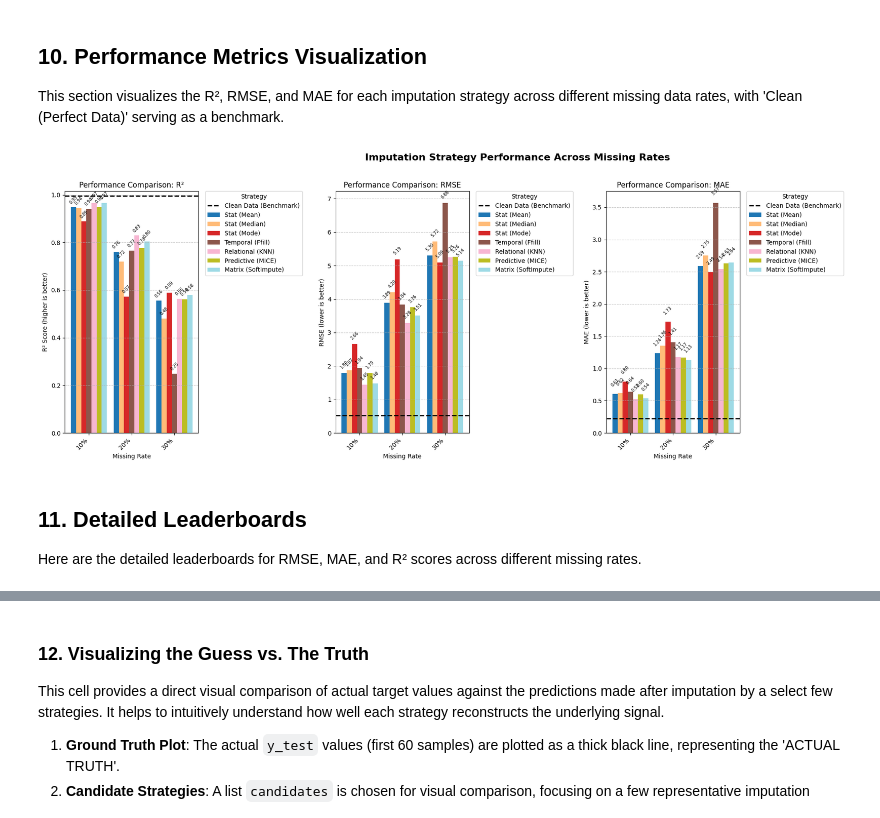
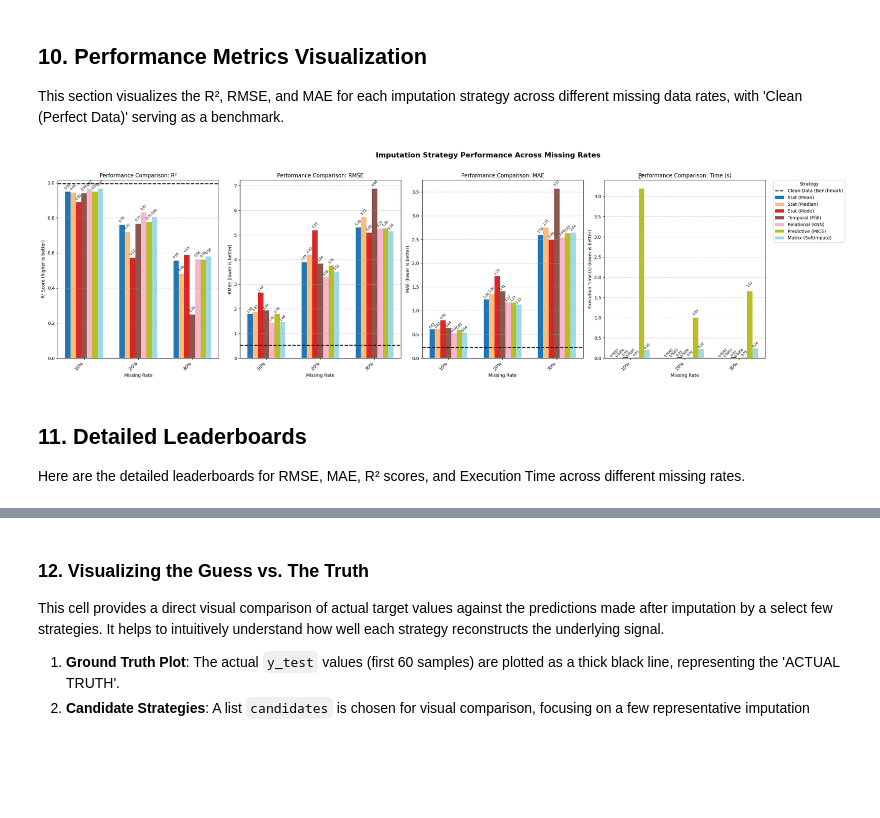
Before and after one commit to CarisR/CarisR, a Jupyter notebook: IoT_Sensor_Imputation_Benchmarking_2026.ipynb, the cells around one changed output, grey strips where cells are left out. Drawn from its saved outputs; the diff is of its cells as text; code cells hidden in the pictures; blank space fills up the shorter version.

Commit message:
Dynamic Ranking and adding Execution Time comparisons

```diff
--- a/IoT_Sensor_Imputation_Benchmarking_2026.ipynb
+++ b/IoT_Sensor_Imputation_Benchmarking_2026.ipynb
@@ -298,15 +330,15 @@ strategies_to_plot = plot_df['Strategy'].unique().tolist()
 clean_data_strategy = plot_df[plot_df['Strategy'] == 'Clean (Perfect Data)'].iloc[0]
 strategies_for_bars = [s for s in strategies_to_plot if s != 'Clean (Perfect Data)']
 
-metrics = ['R²', 'RMSE', 'MAE']
-metric_titles = {'R²': 'R² Score (higher is better)', 'RMSE': 'RMSE (lower is better)', 'MAE': 'MAE (lower is better)'}
+metrics = ['R²', 'RMSE', 'MAE', 'Time (s)'] # Added 'Time (s)'
+metric_titles = {'R²': 'R² Score (higher is better)', 'RMSE': 'RMSE (lower is better)', 'MAE': 'MAE (lower is better)', 'Time (s)': 'Execution Time (s) (lower is better)'}
 
-fig, axes = plt.subplots(1, 3, figsize=(22, 7), sharex=True)
+fig, axes = plt.subplots(1, 4, figsize=(28, 7), sharex=True) # Increased subplot count to 4
 axes = axes.flatten()
 
 rates = sorted(plot_df['Rate'].unique())
 x = np.arange(len(rates))
-width = 0.12 # Adjust width based on number of strategies
+width = 0.1 # Adjusted width based on number of strategies
 
 # Define a color palette for the strategies
 colors = plt.cm.get_cmap('tab20', len(strategies_for_bars))
@@ -315,42 +347,55 @@ for i, metric in enumerate(metrics):
     ax = axes[i]
 
     # Plot bars for each imputation strategy
     for j, strategy in enumerate(strategies_for_bars):
         strategy_data = plot_df[plot_df['Strategy'] == strategy]
         vals = [strategy_data[strategy_data['Rate'] == rate][metric].values[0] for rate in rates]
 
         # Adjust x-position for each group of bars
         bar_positions = x + (j - len(strategies_for_bars)/2 + 0.5) * width
 
         bars = ax.bar(bar_positions, vals, width, label=strategy, color=colors(j))
 
         # Add value labels on top of bars
         for bar, val in zip(bars, vals):
+            # Adjust label positioning based on metric type (R2 can be negative, time is usually small)
+            if metric == 'R²':
+                label_y_offset = 0.01 if val > 0 else -0.01
+            elif metric == 'Time (s)':
+                # For time, only label if value is somewhat significant
+                label_y_offset = 0.05 * bar.get_height() if bar.get_height() > 0.01 else 0.001
+            else:
+                label_y_offset = 0.01 * bar.get_height() if bar.get_height() > 0.1 else 0.01
+
             ax.text(bar.get_x() + bar.get_width()/2,
-                    bar.get_height() + (0.01 if metric == 'R²' and val > 0 else -0.01 if metric == 'R²' and val < 0 else 0.1),
-                    f'{val:.2f}', ha='center', va='bottom', fontsize=7, rotation=45)
+                    bar.get_height() + label_y_offset,
+                    f'{val:.2f}' if metric != 'Time (s)' or val > 0.01 else f'{val:.4f}', # Show more precision for very small times
+                    ha='center', va='bottom', fontsize=7, rotation=45)
 
     # Plot 'Clean (Perfect Data)' as a horizontal reference line
     clean_val = clean_data_strategy[metric]
     ax.axhline(y=clean_val, color='black', linestyle='--', linewidth=2, label='Clean Data (Benchmark)')
 
     ax.set_xlabel('Missing Rate')
     ax.set_ylabel(metric_titles[metric])
     ax.set_title(f'Performance Comparison: {metric}')
     ax.set_xticks(x)
     ax.set_xticklabels(rates, rotation=45, ha='right')
     ax.grid(axis='y', linestyle='--', alpha=0.7)
-    ax.legend(title='Strategy', bbox_to_anchor=(1.05, 1), loc='upper left', borderaxespad=0.)
+    if i == len(metrics) -1: # Only add legend to the last plot for better readability
+        ax.legend(title='Strategy', bbox_to_anchor=(1.05, 1), loc='upper left', borderaxespad=0.)
+    else:
+        ax.legend().set_visible(False) # Hide legend for other subplots
 
 plt.suptitle('Imputation Strategy Performance Across Missing Rates', fontsize=16, fontweight='bold', y=1.02)
-plt.tight_layout(rect=[0, 0, 0.85, 1]) # Adjust layout to make space for the legend
+plt.tight_layout(rect=[0, 0, 0.9, 1]) # Adjust layout to make space for the legend
 plt.show()
 # %% [output]
-[figure, old version]
+[figure, new version]
 # %% [markdown]
 ## **11. Detailed Leaderboards**
 
-Here are the detailed leaderboards for RMSE, MAE, and R² scores across different missing rates.
+Here are the detailed leaderboards for RMSE, MAE, R² scores, and Execution Time across different missing rates.
 # %%
 print("\n" + "—"*60)
 print("LEADERBOARD: Strategy Utility (R² Score) by Missing Rate")
```
Also changed, not shown: parts of 2 cells of this notebook.
